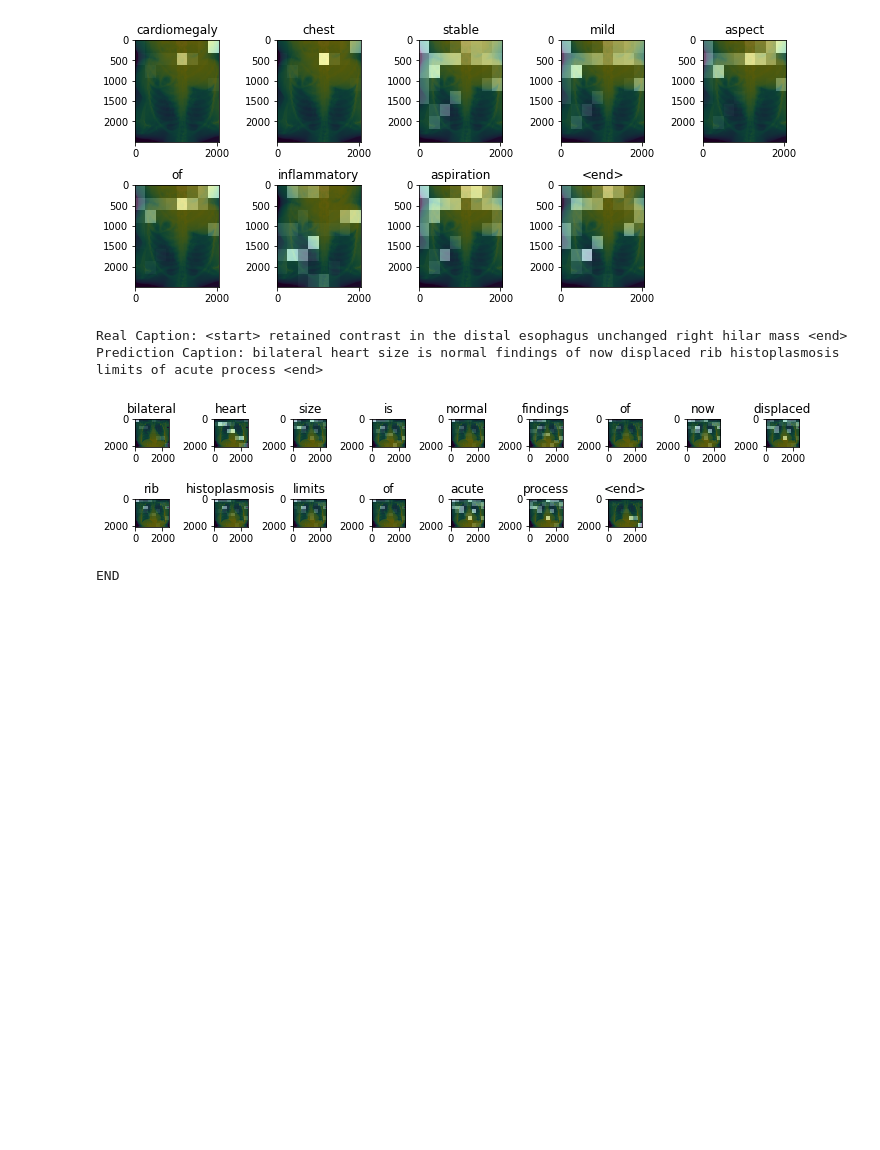
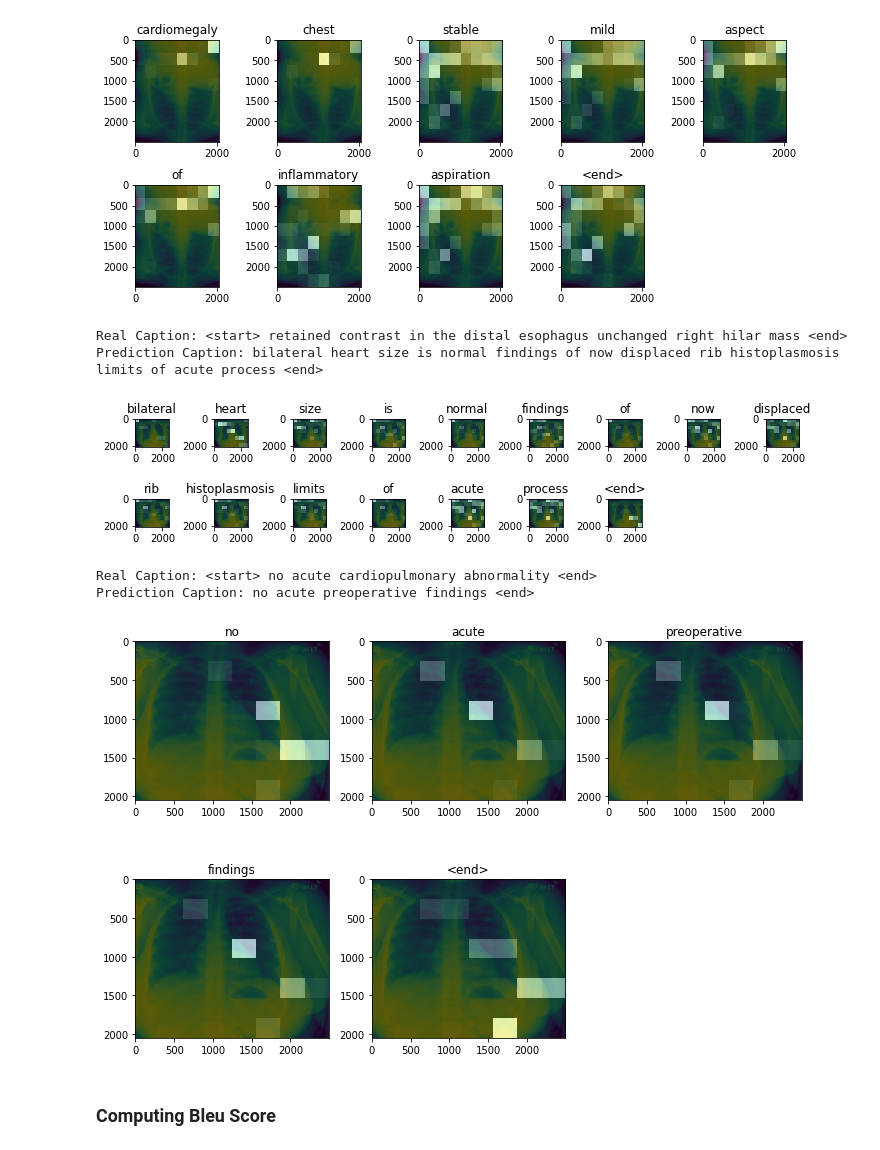
Before and after one commit to Idrissben/X-Ray-Processing, a Jupyter notebook: notebooks/3 - Final_captioning.ipynb, the cells around one changed output. Drawn from its saved outputs; the diff is of its cells as text; code cells hidden in the pictures; blank space fills up the shorter version.

```diff
--- a/notebooks/4 - Final_captioning.ipynb
+++ b/notebooks/3 - Final_captioning.ipynb
@@ -732,7 +727,17 @@ plot_attention(image, result, attention_plot)
 Real Caption: <start> retained contrast in the distal esophagus unchanged right hilar mass <end>
 Prediction Caption: bilateral heart size is normal findings of now displaced rib histoplasmosis limits of acute process <end>
 [figure]
-# %%
-print("END")
-# %% [output]
-END
+# %%
+# captions on the validation set
+rid = np.random.randint(0, len(img_name_val))   #from live session code on URL Shortner
+image = img_name_val[rid]
+real_caption = ' '.join([tokenizer.index_word[i] for i in cap_val[rid] if i not in [0]])
+result, attention_plot = evaluate(image)
+
+print ('Real Caption:', real_caption)
+print ('Prediction Caption:', ' '.join(result))
+plot_attention(image, result, attention_plot)
+# %% [output]
+Real Caption: <start> no acute cardiopulmonary abnormality <end>
+Prediction Caption: no acute preoperative findings <end>
+[figure, added]
@@ -738,0 +766,2 @@ END
+# %% [markdown]
+### Computing Bleu Score
```
Also changed, not shown: parts of 18 cells of this notebook, 25 other files.
